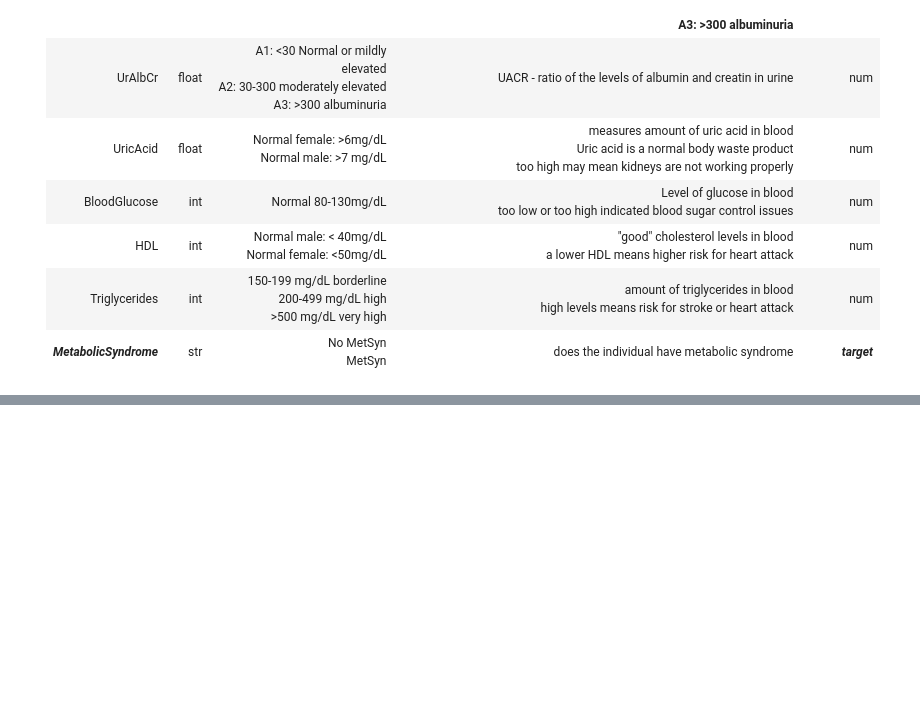
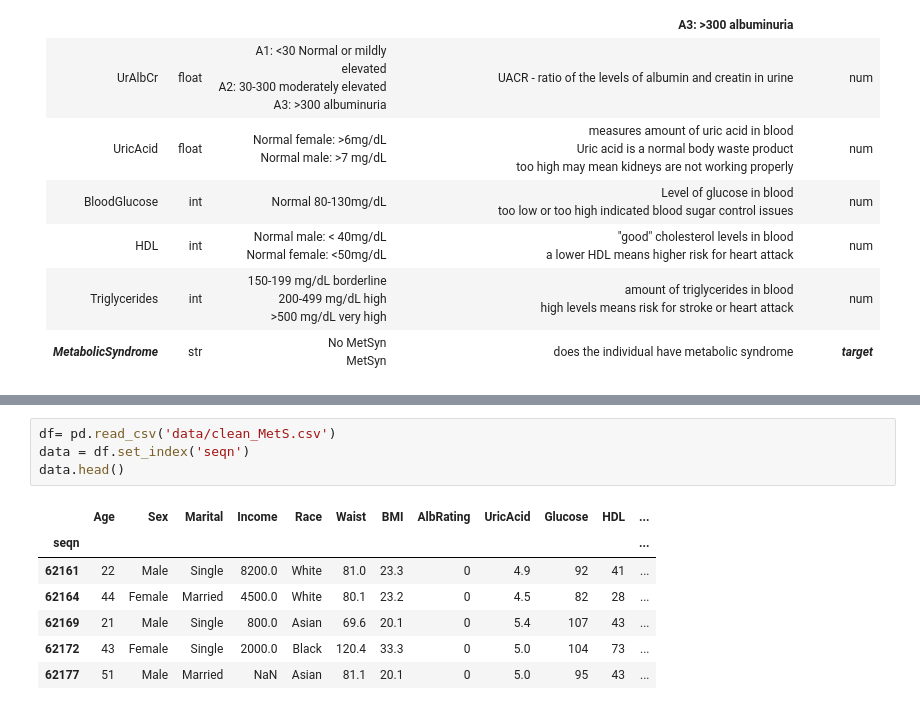
Before and after one commit to SeeBee8/Metabolic-Syndrome-Prediction, a Jupyter notebook: Part 2 MetS Analysis.ipynb, the cells around one changed output, grey strips where cells are left out. Drawn from its saved outputs; the diff is of its cells as text; blank space fills up the shorter version.

```diff
--- a/Part 2 MetS Analysis.ipynb
+++ b/Part 2 MetS Analysis.ipynb
@@ -162,0 +192,12 @@ Using the dataset found on Dataworld: https://data.world/informatics-edu/metabol
+# %%
+df= pd.read_csv('data/clean_MetS.csv')
+data = df.set_index('seqn')
+data.head()
+# %% [output]
+|  | Age | Sex | Marital | Income | Race | Waist | BMI | AlbRating | UricAcid | Glucose | HDL | ... |
+| seqn |  |  |  |  |  |  |  |  |  |  |  | ... |
+| 62161 | 22 | Male | Single | 8200.0 | White | 81.0 | 23.3 | 0 | 4.9 | 92 | 41 | ... |
+| 62164 | 44 | Female | Married | 4500.0 | White | 80.1 | 23.2 | 0 | 4.5 | 82 | 28 | ... |
+| 62169 | 21 | Male | Single | 800.0 | Asian | 69.6 | 20.1 | 0 | 5.4 | 107 | 43 | ... |
+| 62172 | 43 | Female | Single | 2000.0 | Black | 120.4 | 33.3 | 0 | 5.0 | 104 | 73 | ... |
+| 62177 | 51 | Male | Married | NaN | Asian | 81.1 | 20.1 | 0 | 5.0 | 95 | 43 | ... |
```
Also changed, not shown: parts of 25 cells of this notebook, 1 other file.
